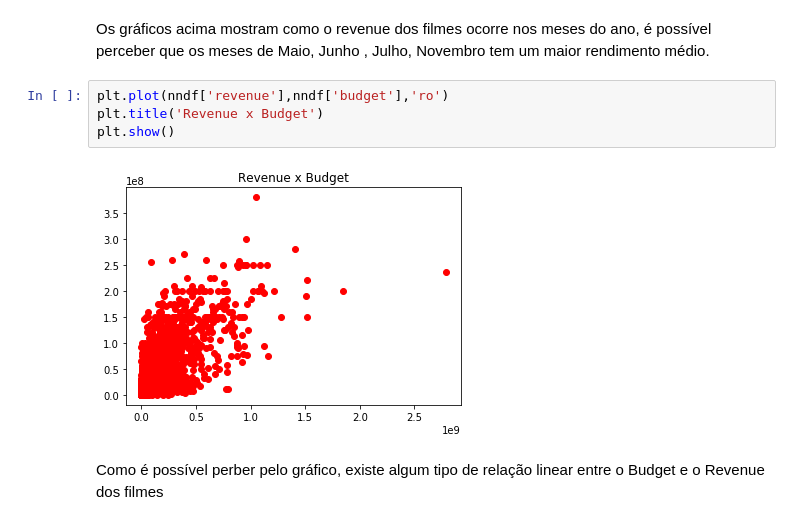
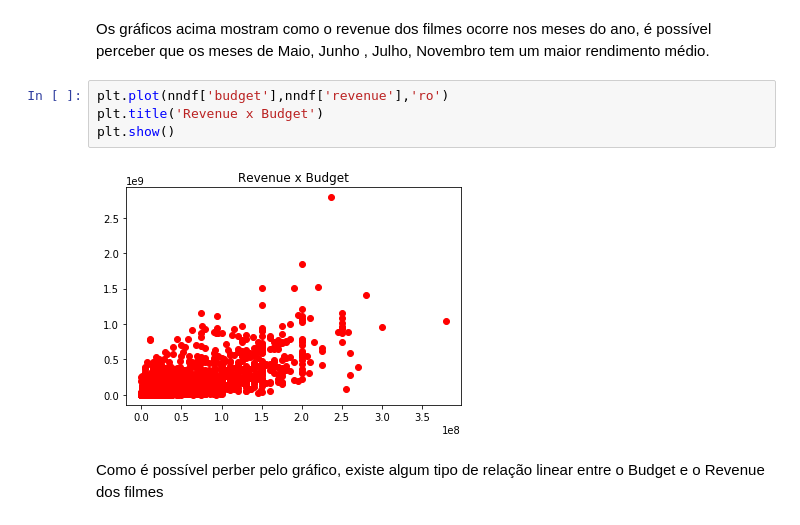
Before and after one commit to guipleite/DPCD, a Jupyter notebook: Projeto3/Projeto3 Layout.ipynb, the cells around one changed output. Drawn from its saved outputs; the diff is of its cells as text.

```diff
--- a/Projeto3/Projeto3 Layout.ipynb
+++ b/Projeto3/Projeto3 Layout.ipynb
@@ -78,11 +78,11 @@ plt.show()
 # %% [markdown]
 Os gráficos acima mostram como o revenue dos filmes ocorre nos meses do ano, é possível perceber que os meses de Maio, Junho , Julho, Novembro tem um maior rendimento médio.
 # %%
-plt.plot(nndf['revenue'],nndf['budget'],'ro')
+plt.plot(nndf['budget'],nndf['revenue'],'ro')
 plt.title('Revenue x Budget')
 plt.show()
 # %% [output]
-[figure, old version]
+[figure, new version]
 # %% [markdown]
 Como é possível perber pelo gráfico, existe algum tipo de relação linear entre o Budget e o Revenue dos filmes
 # %% [markdown]
```
Also changed, not shown: parts of 8 cells of this notebook.
